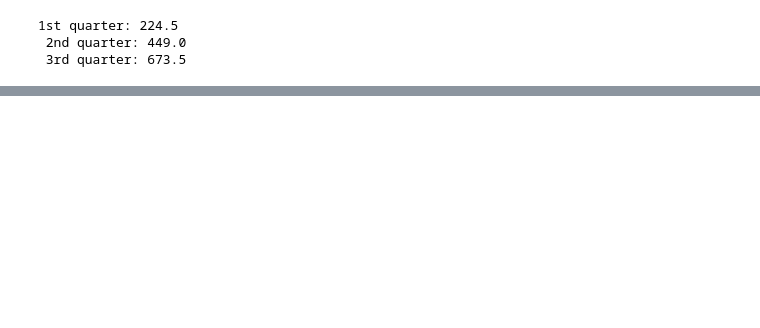
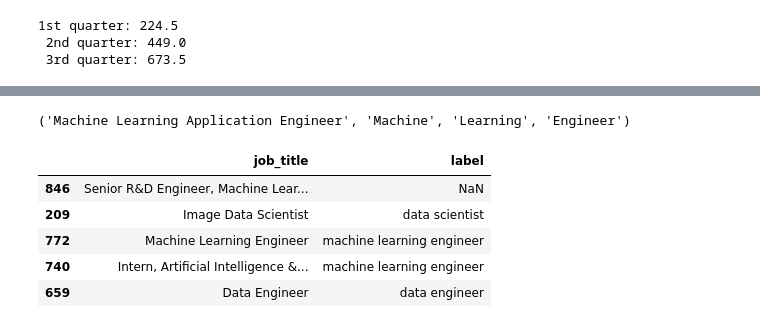
Before and after one commit to Brandon-Martinez27/data-job-resume-booster, a Jupyter notebook: prepare.ipynb, the cells around one changed output, grey strips where cells are left out. Cells and saved outputs as stored; diff of their text form; code cells hidden in the pictures; blank space fills up the shorter version.

```diff
--- a/prepare.ipynb
+++ b/prepare.ipynb
@@ -146,0 +183,4 @@ r='\bData\b.*\bScientist\b'
+# %%
+m[0], m[1], m[2], m[3]
+# %% [output]
+('Machine Learning Application Engineer', 'Machine', 'Learning', 'Engineer')
@@ -146,0 +241,9 @@ r='\bData\b.*\bScientist\b'
+# %%
+df[['job_title', 'label']].sample(5)
+# %% [output]
+|  | job_title | label |
+| 846 | Senior R&D Engineer, Machine Lear... | NaN |
+| 209 | Image Data Scientist | data scientist |
+| 772 | Machine Learning Engineer | machine learning engineer |
+| 740 | Intern, Artificial Intelligence &... | machine learning engineer |
+| 659 | Data Engineer | data engineer |
```
Also changed, not shown: parts of 15 cells of this notebook.
